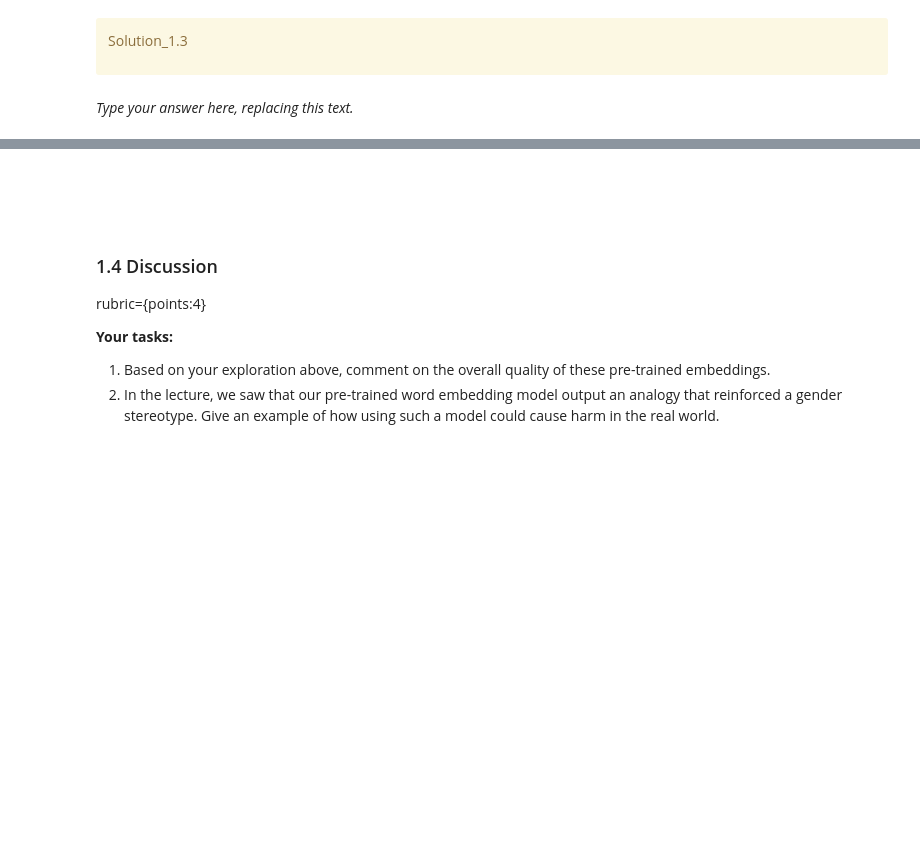
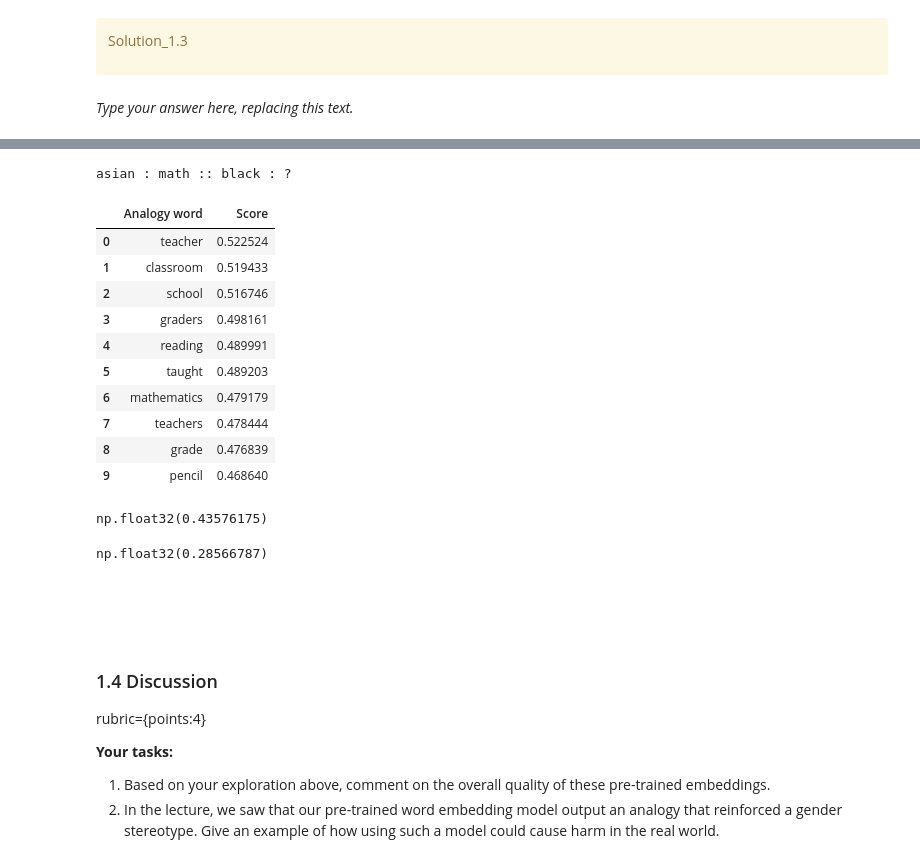
Before and after one commit to ricd99/cpsc330-2022W1, a Jupyter notebook: hw/hw7/hw7.ipynb, the cells around one changed output, grey strips where cells are left out. Saved outputs shown, nothing was run; the diff lists cells and outputs as text; code cells hidden in the pictures; blank space fills up the shorter version.

```diff
--- a/hw/hw7/hw7.ipynb
+++ b/hw/hw7/hw7.ipynb
@@ -270,9 +299,26 @@ _Type your answer here, replacing this text._
 # %%
-...
+analogy("asian", "math", "black")
+# %% [output]
+asian : math :: black : ?
+|  | Analogy word | Score |
+| 0 | teacher | 0.522524 |
+| 1 | classroom | 0.519433 |
+| 2 | school | 0.516746 |
+| 3 | graders | 0.498161 |
+| 4 | reading | 0.489991 |
+| 5 | taught | 0.489203 |
+| 6 | mathematics | 0.479179 |
+| 7 | teachers | 0.478444 |
+| 8 | grade | 0.476839 |
+| 9 | pencil | 0.468640 |
 # %%
-...
+glove_wiki_vectors.similarity("black", "crime")
+# %% [output]
+np.float32(0.43576175)
 # %%
-...
+glove_wiki_vectors.similarity("asian", "crime")
+# %% [output]
+np.float32(0.28566787)
 # %% [markdown]
 <!-- END QUESTION -->
 
```
Also changed, not shown: parts of 29 cells of this notebook.
